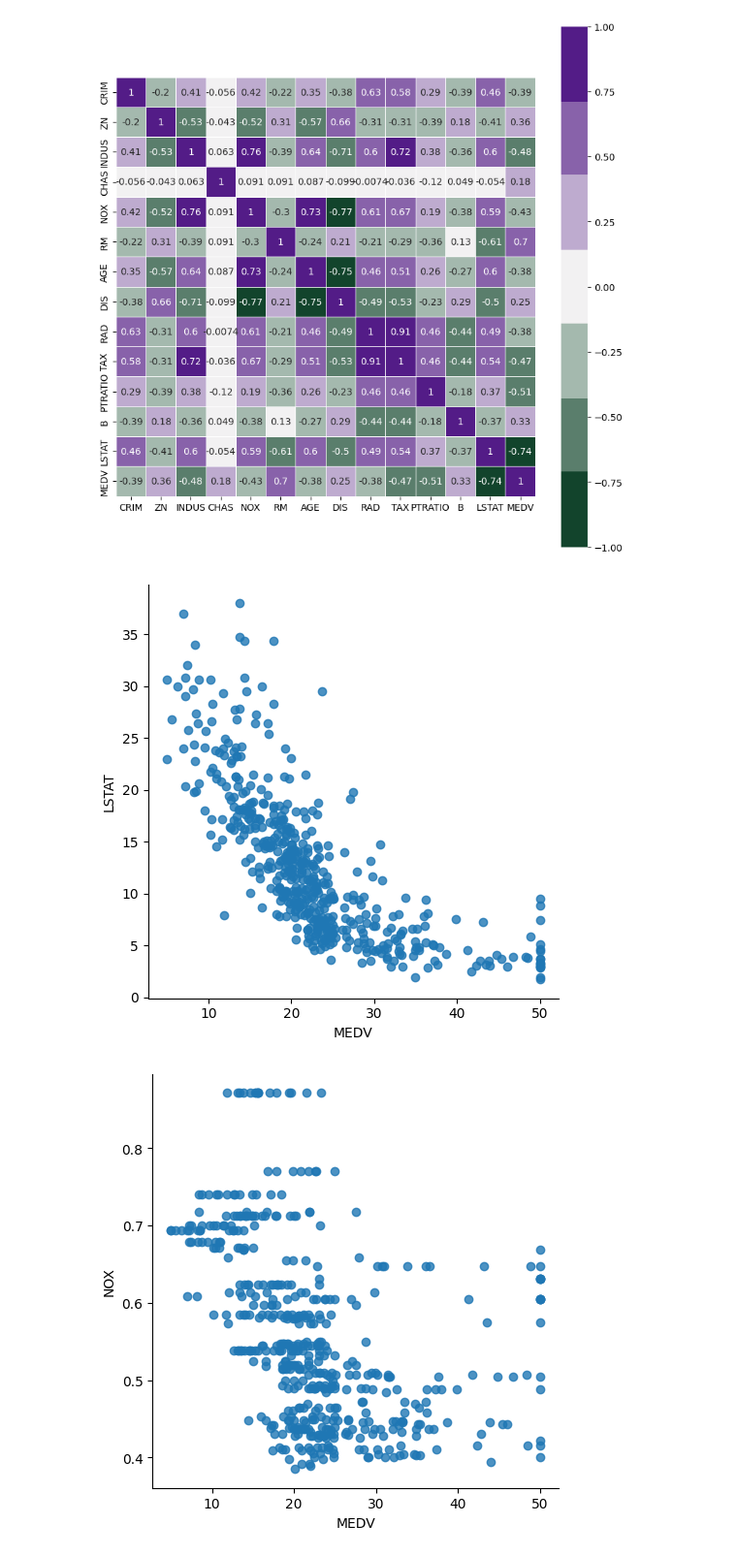
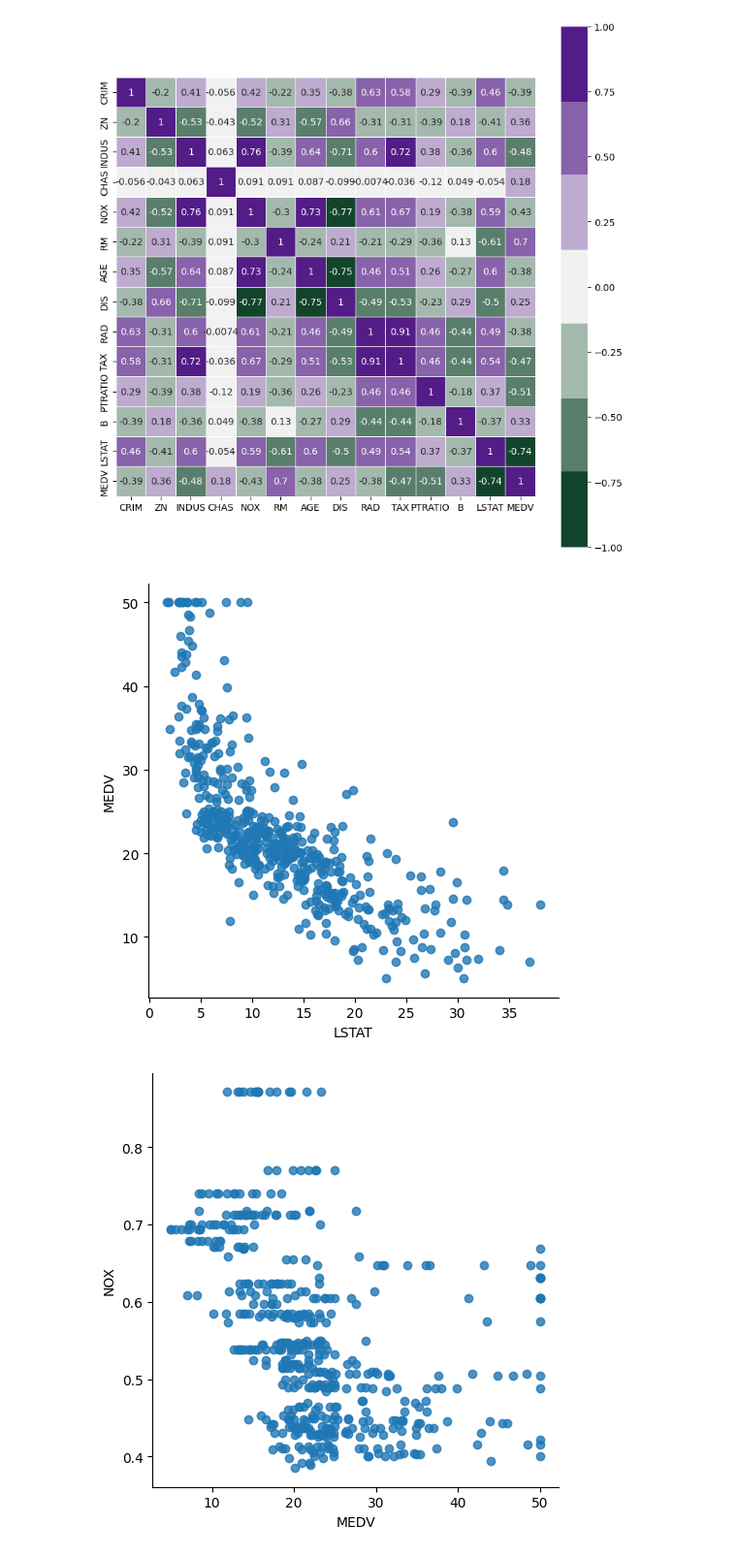
Before and after one commit to NaiSaratxaga/2503_dsft_thebridge_naiara, a Jupyter notebook: 2-Data_Analysis/0-Matematicas_DS/2-Estadística_descriptiva.ipynb, the cells around one changed output. Shown at 97% size. Cells and saved outputs as stored; diff of their text form; code cells hidden in the pictures.

```diff
--- a/2-Data_Analysis/0-Matematicas_DS/2-Estadística_descriptiva.ipynb
+++ b/2-Data_Analysis/0-Matematicas_DS/2-Estadística_descriptiva.ipynb
@@ -807,9 +807,9 @@ sns.heatmap(boston_df.corr(),vmin=-1, vmax=1, center=0,
 # %% [output]
 [figure]
 # %%
-sns.lmplot(x="MEDV", y="LSTAT", data=boston_df, fit_reg=False);
+sns.lmplot(x="LSTAT", y="MEDV", data=boston_df, fit_reg=False);
 # %% [output]
-[figure, old version]
+[figure, new version]
 # %%
 sns.lmplot(x="MEDV", y="NOX", data=boston_df, fit_reg=False);
 # %% [output]
```
Also changed, not shown: parts of 13 cells of this notebook.
